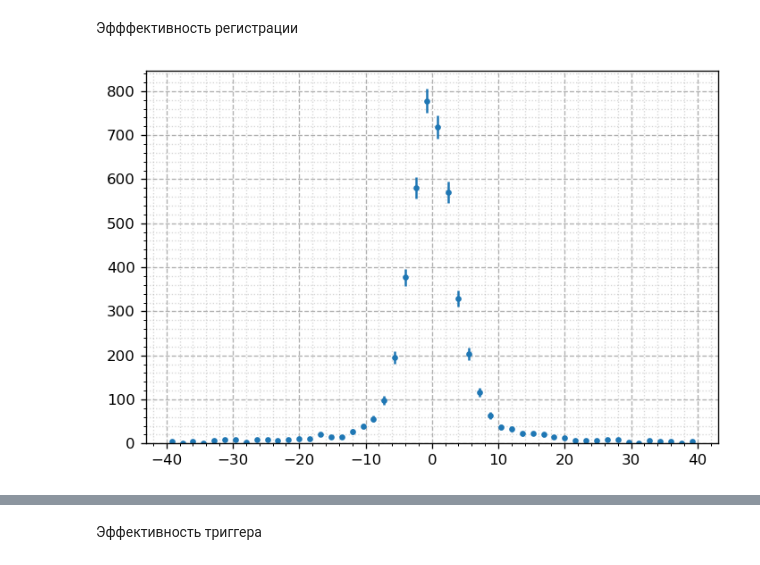
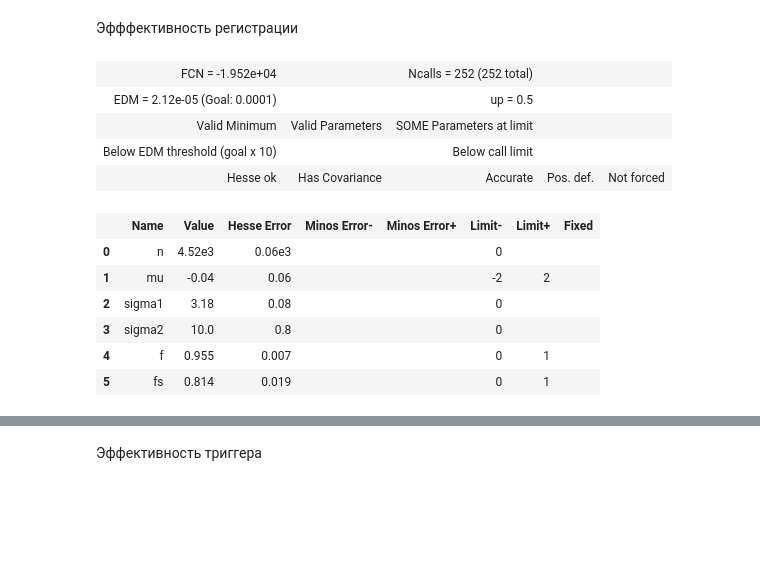
Before and after one commit to nikita-p/kskl20, a Jupyter notebook: notebooks/02. Signal Events.ipynb, the cells around one changed output, grey strips where cells are left out. Cells and saved outputs as stored; diff of their text form; code cells hidden in the pictures; blank space fills up the shorter version.

```diff
--- a/notebooks/02. Signal Events.ipynb
+++ b/notebooks/02. Signal Events.ipynb
@@ -135,8 +135,27 @@ N0 = (m.values['n'], m.errors['n'])
 # %%
 mcdata = dfM.x1.values
 mcdata = mcdata[abs(mcdata)<width/2]
-# %%
-pl.hep_histo(mcdata, 50, (-width/2, width/2))
-pl.my_style(ylim=(0, None))
-# %% [output]
-[figure, removed]
+# %%
+mMC = Minuit(ExtendedUnbinnedNLL(mcdata, lambda x, n, mu, sigma1, sigma2, f, fs: (n, n * norm_pdf(x, mu, sigma1, sigma2, f, fs))),
+                       n=1000, mu=0, sigma1=2, sigma2=5, f=0.99,
+                       limit_mu=(-2, 2),
+                       limit_sigma1=(0,None),
+                       limit_sigma2=(0,None),
+                       limit_n=(0, None),
+                       limit_f=(0, 1),
+                       limit_fs=(0, 1),
+          )
+mMC.migrad()
+# %% [output]
+| FCN = -1.952e+04 |  | Ncalls = 252 (252 total) |  |  |
+| EDM = 2.12e-05 (Goal: 0.0001) |  | up = 0.5 |  |  |
+| Valid Minimum | Valid Parameters | SOME Parameters at limit |  |  |
+| Below EDM threshold (goal x 10) |  | Below call limit |  |  |
+| Hesse ok | Has Covariance | Accurate | Pos. def. | Not forced |
+|  | Name | Value | Hesse Error | Minos Error- | Minos Error+ | Limit- | Limit+ | Fixed |
+| 0 | n | 4.52e3 | 0.06e3 |  |  | 0 |  |  |
+| 1 | mu | -0.04 | 0.06 |  |  | -2 | 2 |  |
+| 2 | sigma1 | 3.18 | 0.08 |  |  | 0 |  |  |
+| 3 | sigma2 | 10.0 | 0.8 |  |  | 0 |  |  |
+| 4 | f | 0.955 | 0.007 |  |  | 0 | 1 |  |
+| 5 | fs | 0.814 | 0.019 |  |  | 0 | 1 |  |
```
Also changed, not shown: parts of 17 cells of this notebook, 8 other files.
